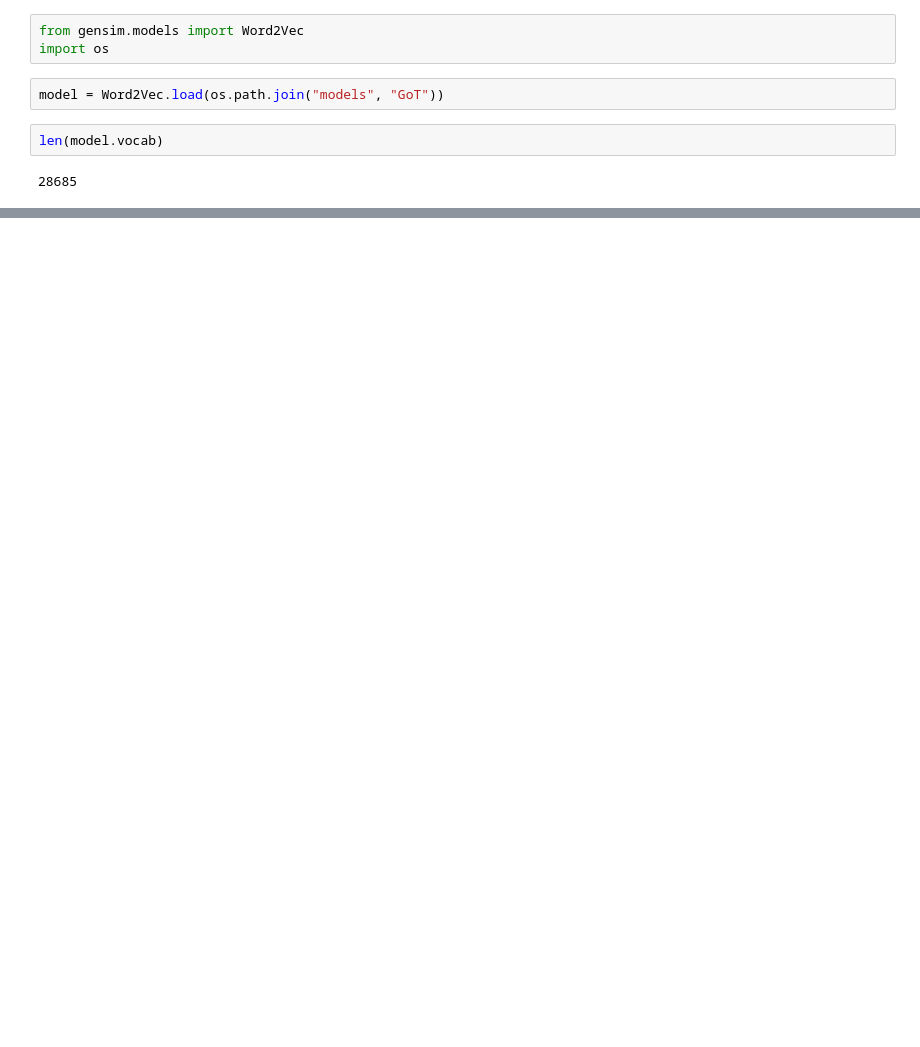
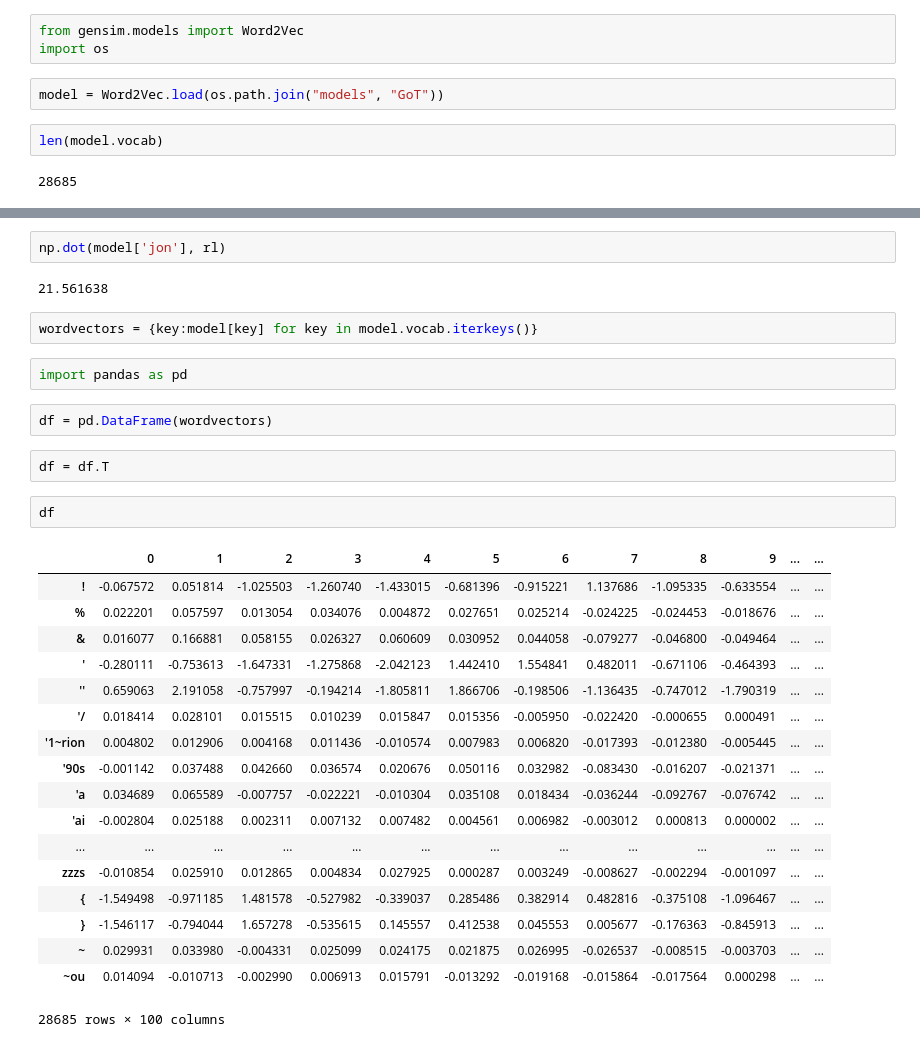
Before and after one commit to A-Jacobson/GoTWord2Vec, a Jupyter notebook: explore.ipynb, the cells around one changed output, grey strips where cells are left out. Drawn from its saved outputs; the diff is of its cells as text; blank space fills up the shorter version.

```diff
--- a/explore.ipynb
+++ b/explore.ipynb
@@ -26,0 +57,33 @@ TypeError: accuracy() takes at least 2 arguments (1 given)
+# %%
+np.dot(model['jon'], rl)
+# %% [output]
+21.561638
+# %%
+wordvectors = {key:model[key] for key in model.vocab.iterkeys()}
+# %%
+import pandas as pd
+# %%
+df = pd.DataFrame(wordvectors)
+# %%
+df = df.T
+# %%
+df
+# %% [output]
+|  | 0 | 1 | 2 | 3 | 4 | 5 | 6 | 7 | 8 | 9 | ... | ... |
+| ! | -0.067572 | 0.051814 | -1.025503 | -1.260740 | -1.433015 | -0.681396 | -0.915221 | 1.137686 | -1.095335 | -0.633554 | ... | ... |
+| % | 0.022201 | 0.057597 | 0.013054 | 0.034076 | 0.004872 | 0.027651 | 0.025214 | -0.024225 | -0.024453 | -0.018676 | ... | ... |
+| & | 0.016077 | 0.166881 | 0.058155 | 0.026327 | 0.060609 | 0.030952 | 0.044058 | -0.079277 | -0.046800 | -0.049464 | ... | ... |
+| ' | -0.280111 | -0.753613 | -1.647331 | -1.275868 | -2.042123 | 1.442410 | 1.554841 | 0.482011 | -0.671106 | -0.464393 | ... | ... |
+| '' | 0.659063 | 2.191058 | -0.757997 | -0.194214 | -1.805811 | 1.866706 | -0.198506 | -1.136435 | -0.747012 | -1.790319 | ... | ... |
+| '/ | 0.018414 | 0.028101 | 0.015515 | 0.010239 | 0.015847 | 0.015356 | -0.005950 | -0.022420 | -0.000655 | 0.000491 | ... | ... |
+| '1~rion | 0.004802 | 0.012906 | 0.004168 | 0.011436 | -0.010574 | 0.007983 | 0.006820 | -0.017393 | -0.012380 | -0.005445 | ... | ... |
+| '90s | -0.001142 | 0.037488 | 0.042660 | 0.036574 | 0.020676 | 0.050116 | 0.032982 | -0.083430 | -0.016207 | -0.021371 | ... | ... |
+| 'a | 0.034689 | 0.065589 | -0.007757 | -0.022221 | -0.010304 | 0.035108 | 0.018434 | -0.036244 | -0.092767 | -0.076742 | ... | ... |
+| 'ai | -0.002804 | 0.025188 | 0.002311 | 0.007132 | 0.007482 | 0.004561 | 0.006982 | -0.003012 | 0.000813 | 0.000002 | ... | ... |
+| ... | ... | ... | ... | ... | ... | ... | ... | ... | ... | ... | ... | ... |
+| zzzs | -0.010854 | 0.025910 | 0.012865 | 0.004834 | 0.027925 | 0.000287 | 0.003249 | -0.008627 | -0.002294 | -0.001097 | ... | ... |
+| { | -1.549498 | -0.971185 | 1.481578 | -0.527982 | -0.339037 | 0.285486 | 0.382914 | 0.482816 | -0.375108 | -1.096467 | ... | ... |
+| } | -1.546117 | -0.794044 | 1.657278 | -0.535615 | 0.145557 | 0.412538 | 0.045553 | 0.005677 | -0.176363 | -0.845913 | ... | ... |
+| ~ | 0.029931 | 0.033980 | -0.004331 | 0.025099 | 0.024175 | 0.021875 | 0.026995 | -0.026537 | -0.008515 | -0.003703 | ... | ... |
+| ~ou | 0.014094 | -0.010713 | -0.002990 | 0.006913 | 0.015791 | -0.013292 | -0.019168 | -0.015864 | -0.017564 | 0.000298 | ... | ... |
+28685 rows × 100 columns
```
Also changed, not shown: parts of 5 cells of this notebook, 2 other files.
